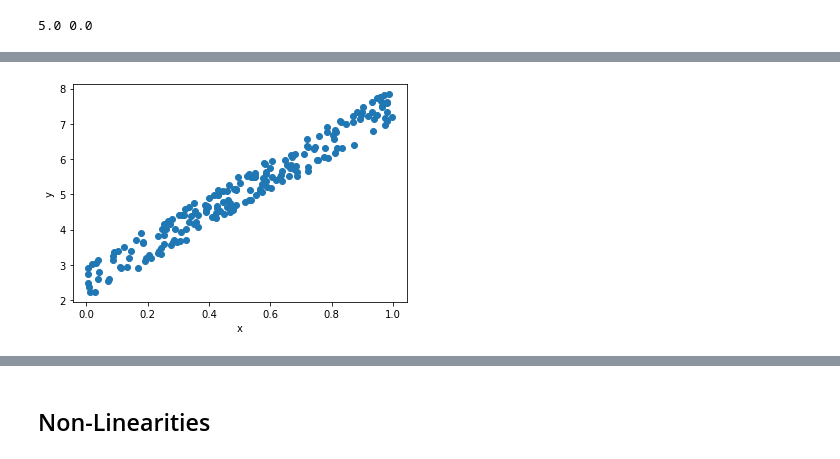
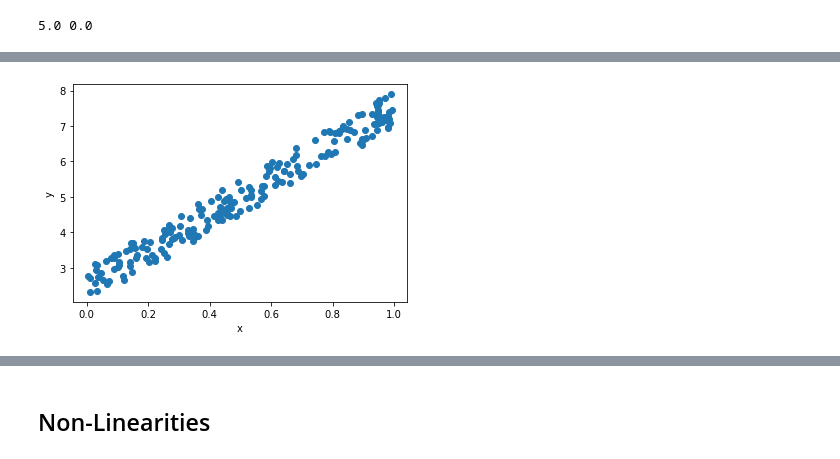
Before and after one commit to SHREYA194/python-for-ai, a Jupyter notebook: notebooks/11_DeepLearning_from_Scratch.ipynb, the cells around one changed output, grey strips where cells are left out. Drawn from its saved outputs; the diff is of its cells as text; code cells hidden in the pictures.

```diff
--- a/notebooks/11_DeepLearning_from_Scratch.ipynb
+++ b/notebooks/11_DeepLearning_from_Scratch.ipynb
@@ -47,23 +68,23 @@ print(pd_a1, pd_a0)
 # %%
 # Prepare a dummy linear correlation of 200 data points. In reality you will already have data for both x and y
 num_data = 200
 
 # Inputs
 x = np.ones((num_data, 2)) # x0
-x[:,1] = np.random.random(num_data) # x1
+x[:,1] = random.random(num_data) # x1
 
-# Parameters
+# Actual value of the Parameters
 a = [2, 5] # [a0, a1]
 
 # Outputs
-y_true = np.matmul(x, a) + np.random.random(num_data)
+y_true = np.matmul(x, a) + random.random(num_data)
 
 # Plot
 plt.scatter(x[:,1], y_true)
 plt.xlabel('x')
 plt.ylabel('y');
 # %% [output]
-[figure, old version]
+[figure, new version]
 # %%
 # Wrap everything into a function
 def linear_eqn_gradient_descent(x, y_true, eta=0.1, num_epochs=500):
```
Also changed, not shown: parts of 11 cells of this notebook, 5 other files.
